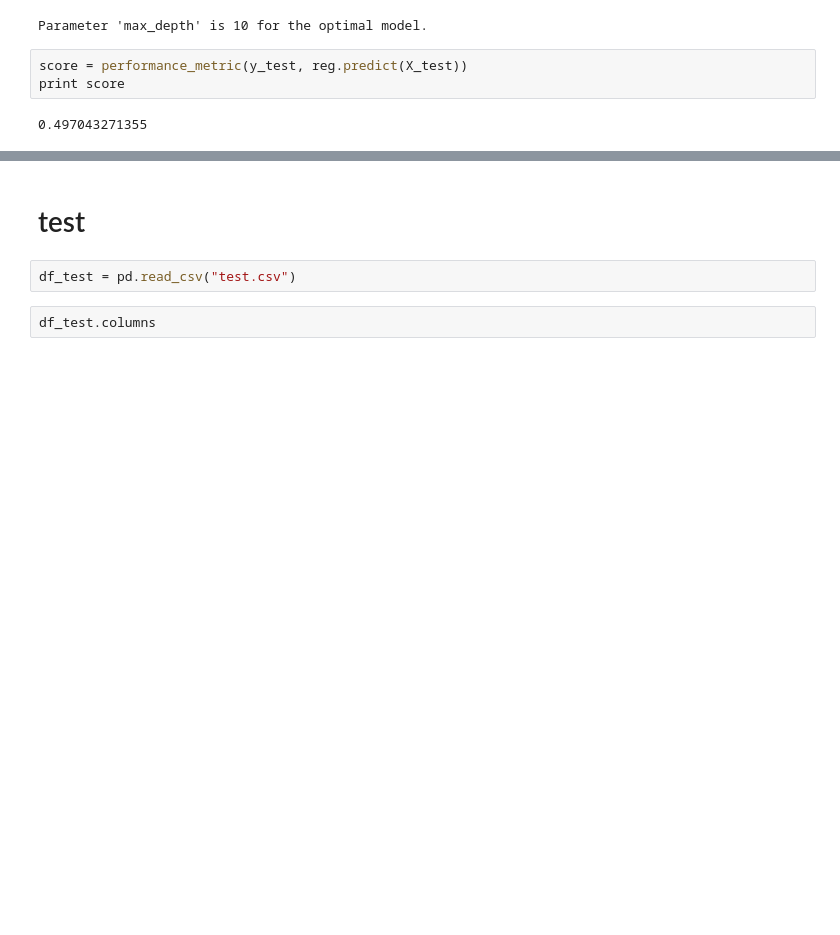
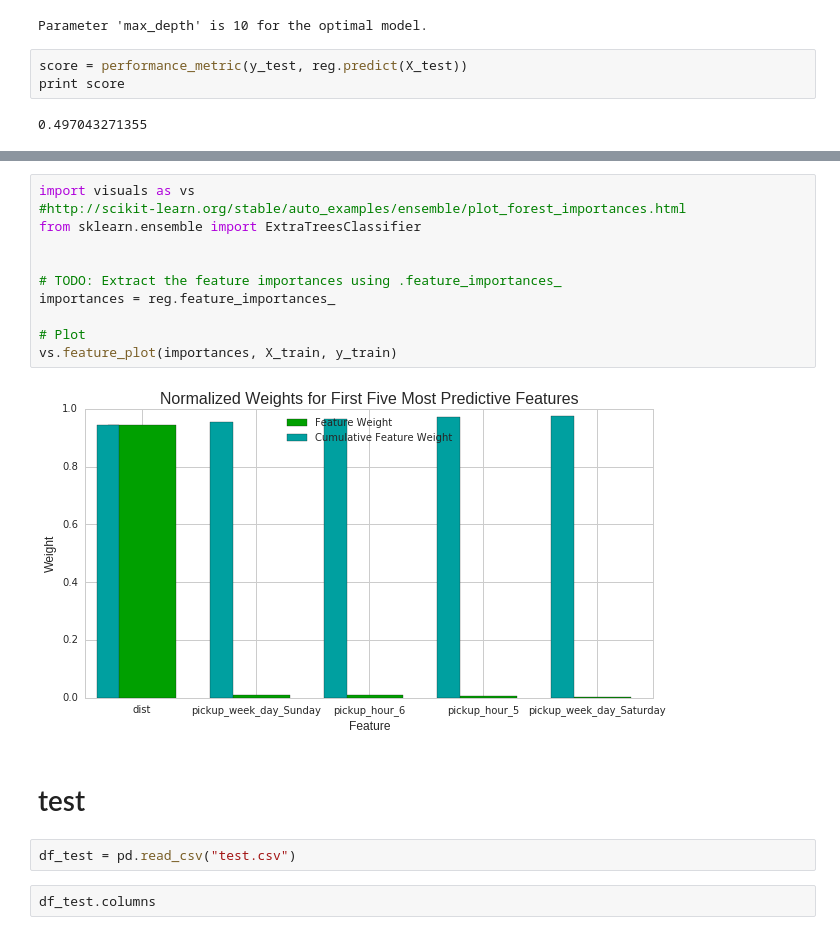
Before and after one commit to cautree/predict_taxi_duration, a Jupyter notebook: predict_taxi_time.ipynb, the cells around one changed output, grey strips where cells are left out. Cells and saved outputs as stored; diff of their text form; blank space fills up the shorter version.

```diff
--- a/predict_taxi_time.ipynb
+++ b/predict_taxi_time.ipynb
@@ -407,3 +470,16 @@ print score
+# %%
+import visuals as vs
+#http://scikit-learn.org/stable/auto_examples/ensemble/plot_forest_importances.html
+from sklearn.ensemble import ExtraTreesClassifier
+
+
+# TODO: Extract the feature importances using .feature_importances_
+importances = reg.feature_importances_
+
+# Plot
+vs.feature_plot(importances, X_train, y_train)
+# %% [output]
+[figure, added]
 # %% [markdown]
 # test
 # %%
```
Also changed, not shown: parts of 5 cells of this notebook.
